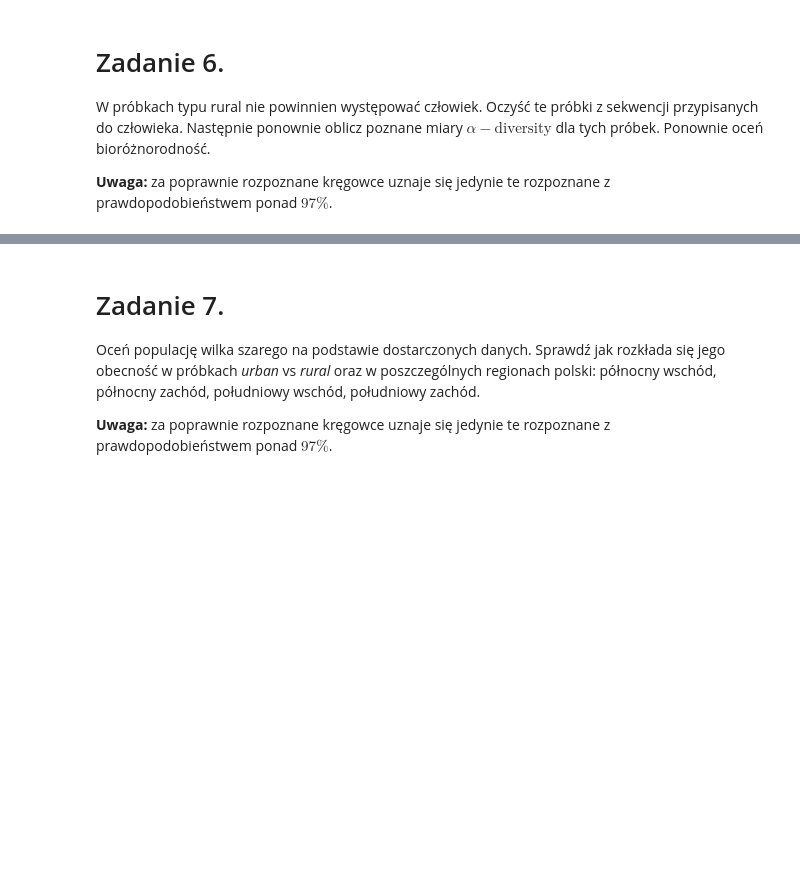
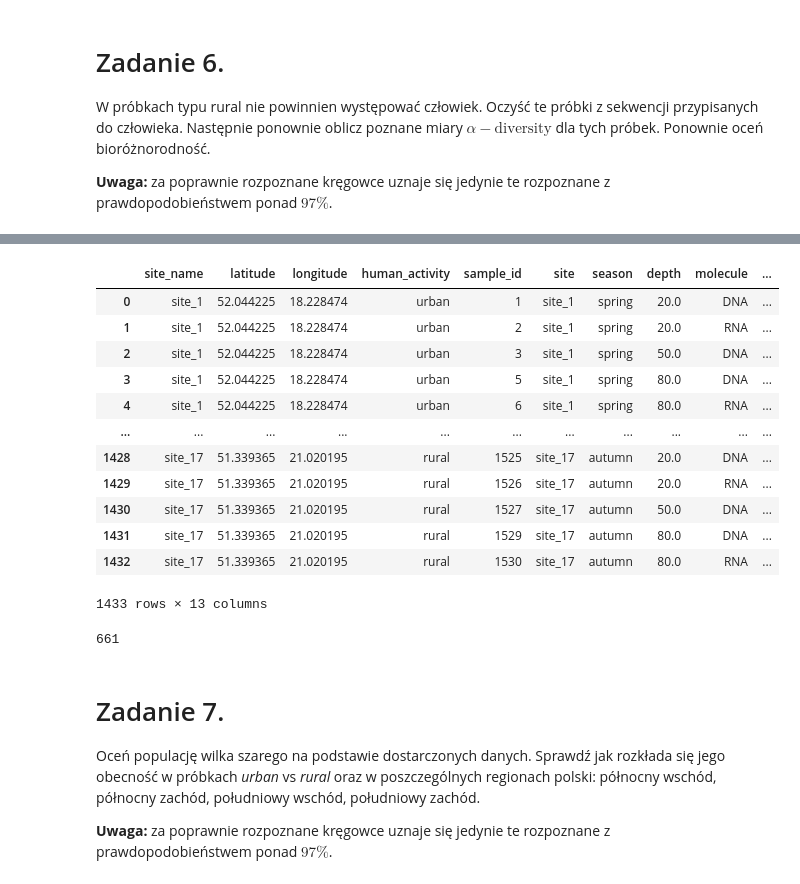
Before and after one commit to ligusoliwia/podstawy_programowania, a Jupyter notebook: SEM2/moduły_python/prace_domowe/pandas_2.ipynb, the cells around one changed output, grey strips where cells are left out. Saved outputs shown, nothing was run; the diff lists cells and outputs as text; code cells hidden in the pictures; blank space fills up the shorter version.

```diff
--- a/SEM2/moduły_python/prace_domowe/pandas_2.ipynb
+++ b/SEM2/moduły_python/prace_domowe/pandas_2.ipynb
@@ -540,0 +593,17 @@ ValueError: No axis named columns=taxonomy for object type DataFrame
+# %%
+st_smpl = pd.merge(sites, samples, left_on="site_name", right_on="site", suffixes=("_st", "_smpl"))
+st_smpl
+# %% [output]
+|  | site_name | latitude | longitude | human_activity | sample_id | site | season | depth | molecule | ... |
+| 0 | site_1 | 52.044225 | 18.228474 | urban | 1 | site_1 | spring | 20.0 | DNA | ... |
+| 1 | site_1 | 52.044225 | 18.228474 | urban | 2 | site_1 | spring | 20.0 | RNA | ... |
+| 2 | site_1 | 52.044225 | 18.228474 | urban | 3 | site_1 | spring | 50.0 | DNA | ... |
+| 3 | site_1 | 52.044225 | 18.228474 | urban | 5 | site_1 | spring | 80.0 | DNA | ... |
+| 4 | site_1 | 52.044225 | 18.228474 | urban | 6 | site_1 | spring | 80.0 | RNA | ... |
+| ... | ... | ... | ... | ... | ... | ... | ... | ... | ... | ... |
+| 1428 | site_17 | 51.339365 | 21.020195 | rural | 1525 | site_17 | autumn | 20.0 | DNA | ... |
+| 1429 | site_17 | 51.339365 | 21.020195 | rural | 1526 | site_17 | autumn | 20.0 | RNA | ... |
+| 1430 | site_17 | 51.339365 | 21.020195 | rural | 1527 | site_17 | autumn | 50.0 | DNA | ... |
+| 1431 | site_17 | 51.339365 | 21.020195 | rural | 1529 | site_17 | autumn | 80.0 | DNA | ... |
+| 1432 | site_17 | 51.339365 | 21.020195 | rural | 1530 | site_17 | autumn | 80.0 | RNA | ... |
+1433 rows × 13 columns
@@ -540,0 +615,4 @@ ValueError: No axis named columns=taxonomy for object type DataFrame
+# %%
+rural_id = rural["sample_id"].nunique()
+# %% [output]
+661
```
Also changed, not shown: parts of 27 cells of this notebook, 2 other files.
